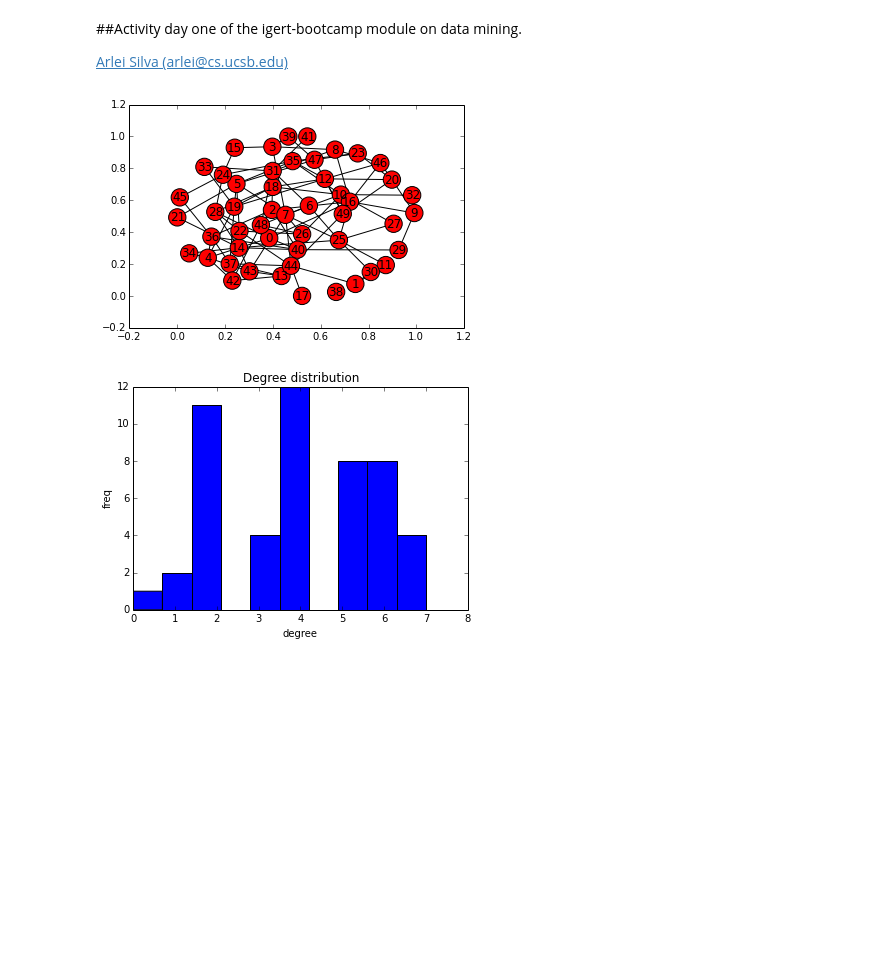
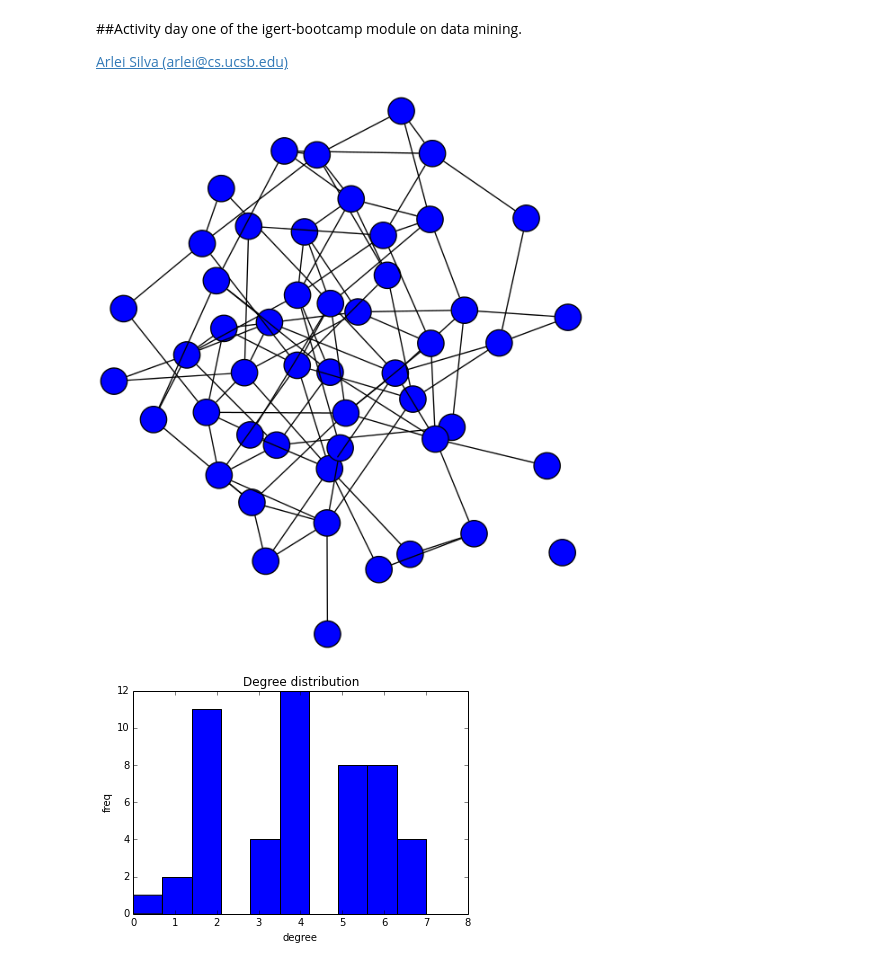
Before and after one commit to LucaFoschini/IGERTBootcamp, a Jupyter notebook: notebooks/day6/Experiments with Random Graphs.ipynb, the cells around one changed output. Saved outputs shown, nothing was run; the diff lists cells and outputs as text; code cells hidden in the pictures; blank space fills up the shorter version.

Commit message:
reverted to use graphviz, now that's installed 2

```diff
--- a/notebooks/day6/Experiments with Random Graphs.ipynb
+++ b/notebooks/day6/Experiments with Random Graphs.ipynb
@@ -58,14 +55,11 @@ rand2 = gnm_random_graph(num_vertices, 2*num_vertices)
 # %%
 #Barabasi (PA)
 barab = barabasi_albert_graph(num_vertices,  2)
-if use_graphviz:
-    output_file = "data/random1_graph.png"
-    draw(rand1, output_file)
-    Image(output_file)
-else:
-    nx.draw_networkx(rand1)
+output_file = "data/random1_graph.png"
+draw(rand1, output_file)
+Image(output_file)
 # %% [output]
-[figure, old version]
+[figure, new version]
 # %%
 degree_distribution(rand1, "data/random1_deg.pdf")
 betweenness_distribution(rand1, "data/random1_betw.pdf")
```
Also changed, not shown: parts of 3 cells of this notebook.
